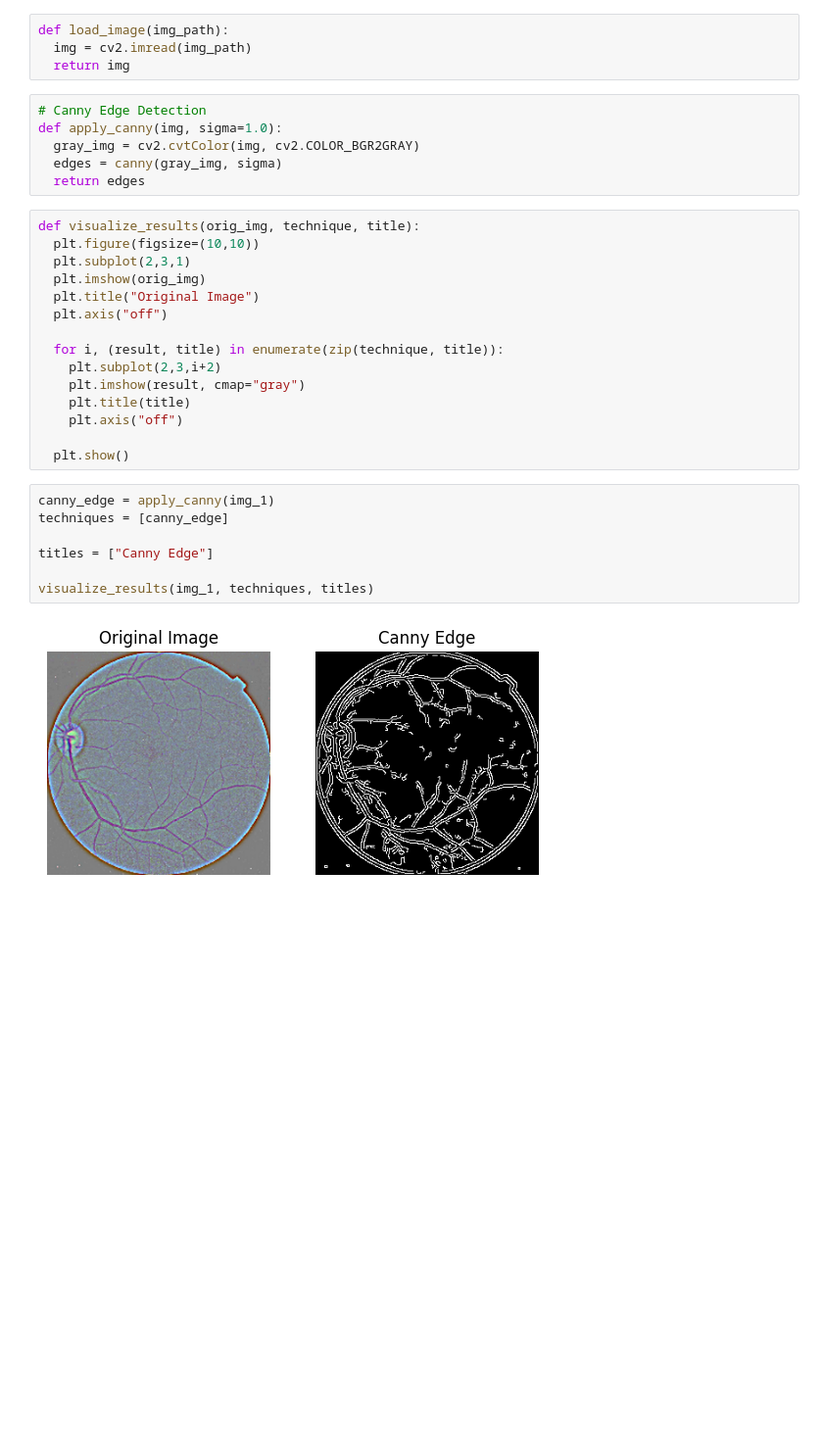
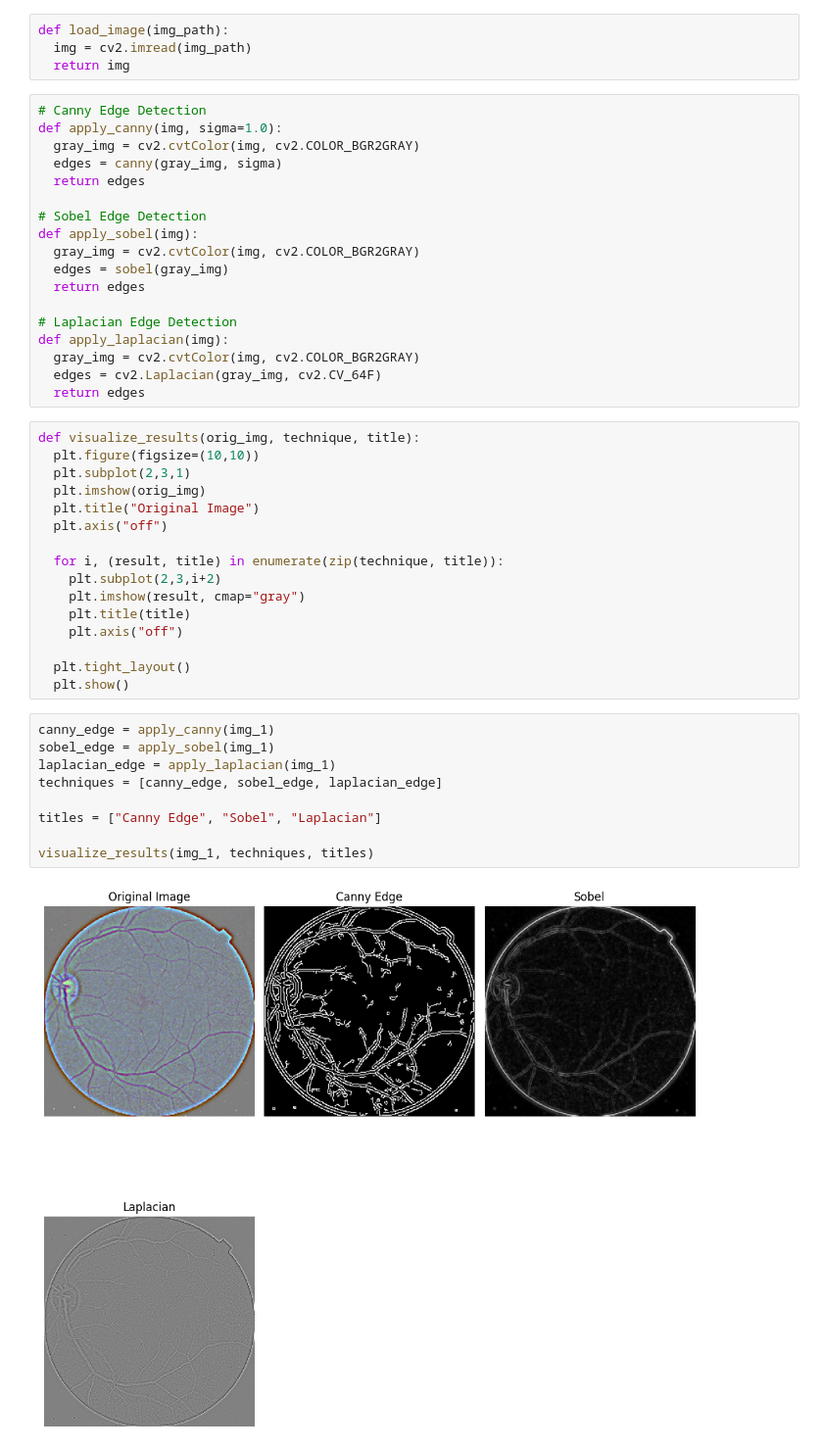
Before and after one commit to sqb-codes/ATAL_FDP_24, a Jupyter notebook: EdgeDetectionDR.ipynb, the cells around one changed output. Shown at 98% size. Saved outputs shown, nothing was run; the diff lists cells and outputs as text; blank space fills up the shorter version.

```diff
--- a/EdgeDetectionDR.ipynb
+++ b/EdgeDetectionDR.ipynb
@@ -85,6 +85,18 @@ def apply_canny(img, sigma=1.0):
   gray_img = cv2.cvtColor(img, cv2.COLOR_BGR2GRAY)
   edges = canny(gray_img, sigma)
   return edges
+
+# Sobel Edge Detection
+def apply_sobel(img):
+  gray_img = cv2.cvtColor(img, cv2.COLOR_BGR2GRAY)
+  edges = sobel(gray_img)
+  return edges
+
+# Laplacian Edge Detection
+def apply_laplacian(img):
+  gray_img = cv2.cvtColor(img, cv2.COLOR_BGR2GRAY)
+  edges = cv2.Laplacian(gray_img, cv2.CV_64F)
+  return edges
 # %%
 def visualize_results(orig_img, technique, title):
   plt.figure(figsize=(10,10))
@@ -99,13 +111,16 @@ def visualize_results(orig_img, technique, title):
     plt.title(title)
     plt.axis("off")
 
+  plt.tight_layout()
   plt.show()
 # %%
 canny_edge = apply_canny(img_1)
-techniques = [canny_edge]
+sobel_edge = apply_sobel(img_1)
+laplacian_edge = apply_laplacian(img_1)
+techniques = [canny_edge, sobel_edge, laplacian_edge]
 
-titles = ["Canny Edge"]
+titles = ["Canny Edge", "Sobel", "Laplacian"]
 
 visualize_results(img_1, techniques, titles)
 # %% [output]
-[figure, old version]
+[figure, new version]
```
